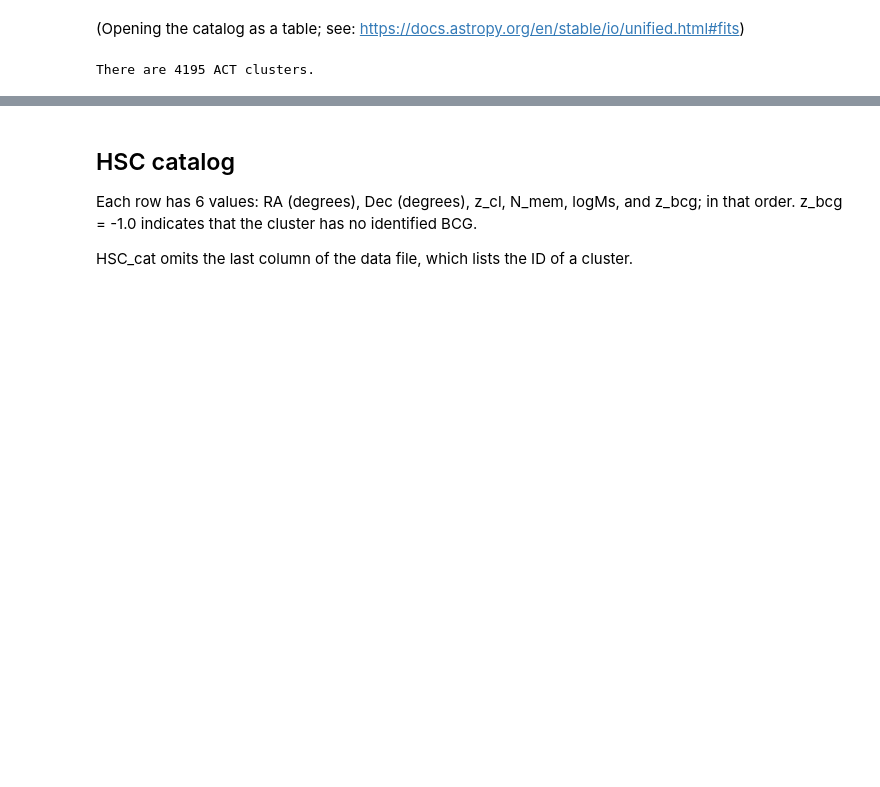
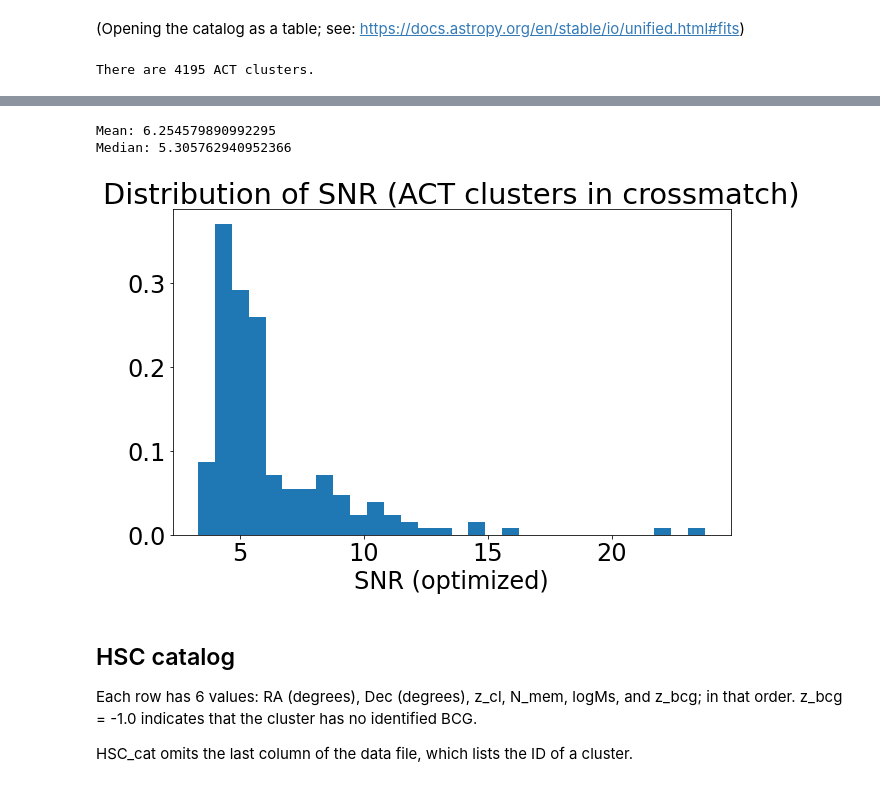
Before and after one commit to Jupiter1994/hsc-miscentering, a Jupyter notebook: HSC_ACT_Offset_Distribution.ipynb, the cells around one changed output, grey strips where cells are left out. Drawn from its saved outputs; the diff is of its cells as text; code cells hidden in the pictures; blank space fills up the shorter version.

```diff
--- a/HSC_ACT_Offset_Distribution.ipynb
+++ b/HSC_ACT_Offset_Distribution.ipynb
@@ -65,3 +60,21 @@ plt.show()
+# %%
+## NOTE: this cell should be run after the crossmatch is done (ie when in_crossmatch is defined)
+
+fig = plt.figure(figsize=(10,6))
+
+plt.hist(ACT_cat['fixed_SNR'][in_crossmatch], bins=30, density=True)
+plt.xlabel("SNR (optimized)")
+
+print(f"Mean: {np.mean(ACT_cat['fixed_SNR'][in_crossmatch])}")
+print(f"Median: {np.median(ACT_cat['fixed_SNR'][in_crossmatch])}")
+
+
+plt.title("Distribution of SNR (ACT clusters in crossmatch)")
+plt.show()
+# %% [output]
+Mean: 6.254579890992295
+Median: 5.305762940952366
+[figure, added]
 # %% [markdown]
 ## HSC catalog
 Each row has 6 values: RA (degrees), Dec (degrees), z_cl, N_mem, logMs, and z_bcg; in that order. z_bcg = -1.0 indicates that the cluster has no identified BCG.
```
Also changed, not shown: parts of 18 cells of this notebook, 1 other file.
